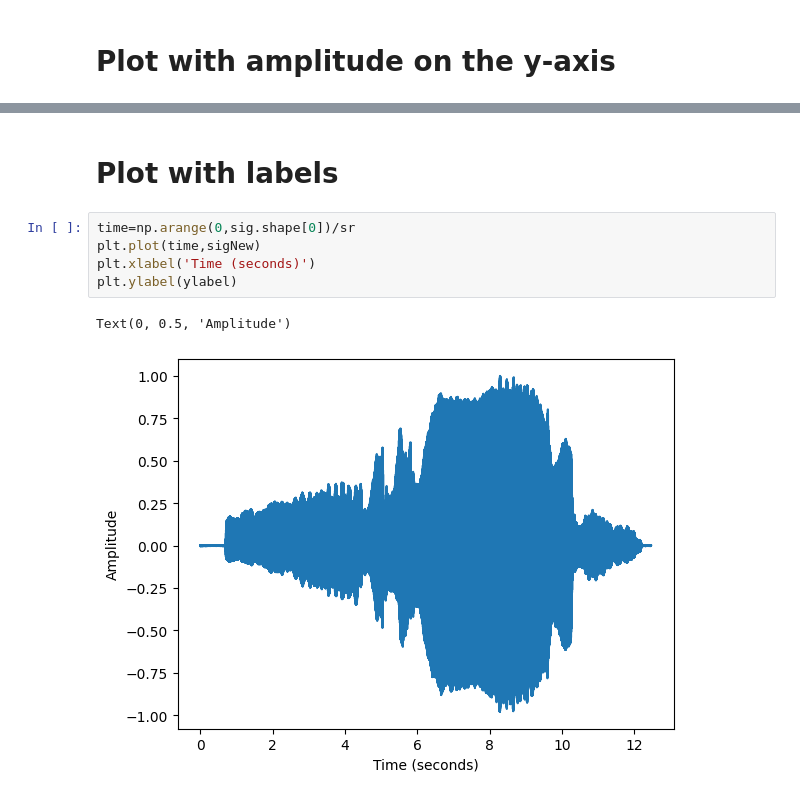
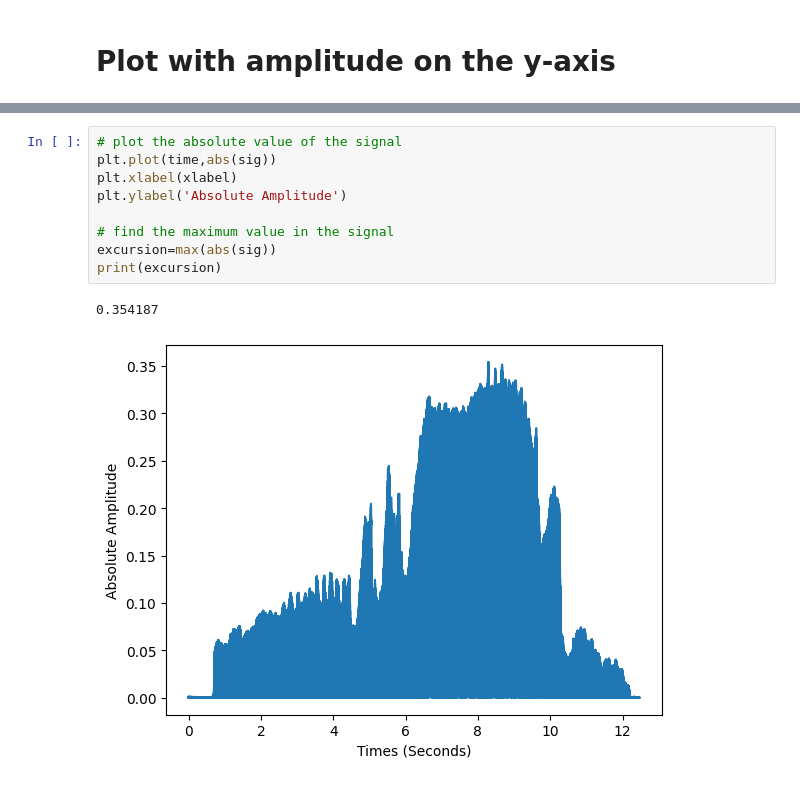
Before and after one commit to jcdevaney/musicComputing2026, a Jupyter notebook: week2/stringsVisualization.ipynb, the cells around one changed output, grey strips where cells are left out. Drawn from its saved outputs; the diff is of its cells as text.

```diff
--- a/week2/stringsVisualization.ipynb
+++ b/week2/stringsVisualization.ipynb
@@ -103,10 +127,12 @@ plt.plot(time,sigNew)
-# %% [markdown]
-# Plot with labels
-# %%
-time=np.arange(0,sig.shape[0])/sr
-plt.plot(time,sigNew)
-plt.xlabel('Time (seconds)')
-plt.ylabel(ylabel)
-# %% [output]
-Text(0, 0.5, 'Amplitude')
-[figure, removed]
+# %%
+# plot the absolute value of the signal
+plt.plot(time,abs(sig))
+plt.xlabel(xlabel)
+plt.ylabel('Absolute Amplitude')
+
+# find the maximum value in the signal
+excursion=max(abs(sig))
+print(excursion)
+# %% [output]
+0.354187
+[figure, added]
```
Also changed, not shown: parts of 11 cells of this notebook.
